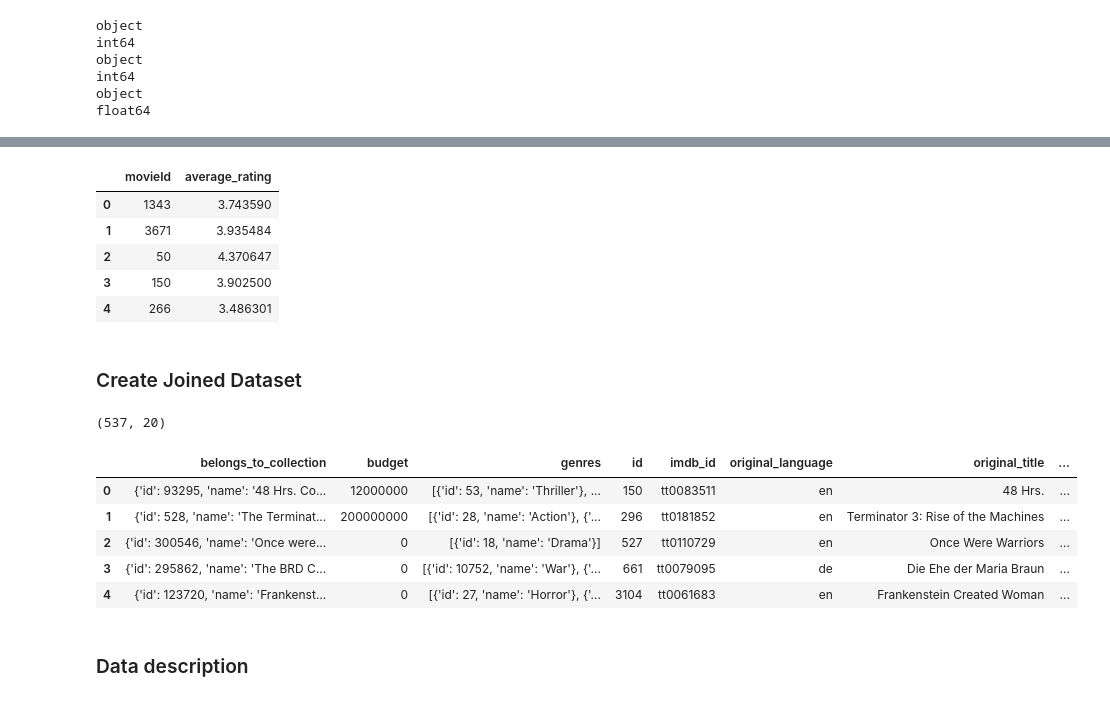
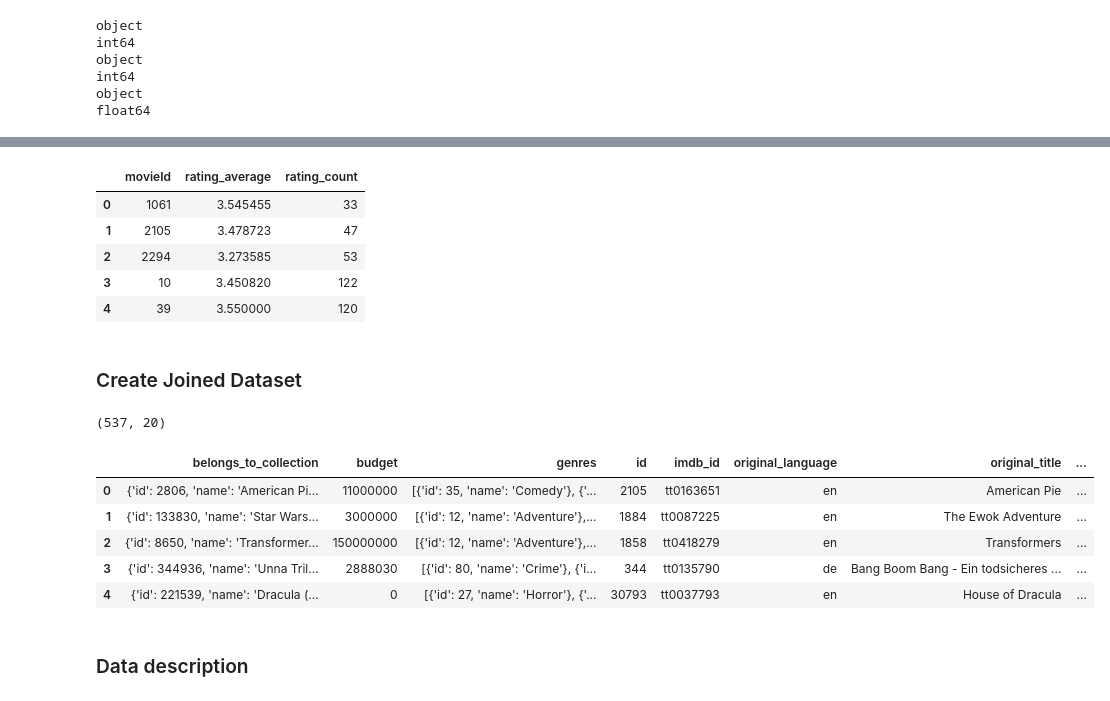
Before and after one commit to ay283/info2950_project, a Jupyter notebook: Phase2.ipynb, the cells around one changed output, grey strips where cells are left out. Drawn from its saved outputs; the diff is of its cells as text; code cells hidden in the pictures.

Commit message:
fix data description, research question, questions for reviewers

```diff
--- a/Phase2.ipynb
+++ b/Phase2.ipynb
@@ -87,28 +89,29 @@ print(movies_data.shape)
 # %%
 # Find average of ratings for each movie
-ratings_data = duckdb.sql("SELECT movieId, AVG(rating) AS average_rating FROM ratings_data GROUP BY movieId").df()
+ratings_data = duckdb.sql("SELECT movieId, AVG(rating) AS rating_average, COUNT(rating) AS rating_count FROM ratings_data GROUP BY movieId").df()
 ratings_data.head()
 # %% [output]
-|  | movieId | average_rating |
-| 0 | 1343 | 3.743590 |
-| 1 | 3671 | 3.935484 |
-| 2 | 50 | 4.370647 |
-| 3 | 150 | 3.902500 |
-| 4 | 266 | 3.486301 |
+|  | movieId | rating_average | rating_count |
+| 0 | 1061 | 3.545455 | 33 |
+| 1 | 2105 | 3.478723 | 47 |
+| 2 | 2294 | 3.273585 | 53 |
+| 3 | 10 | 3.450820 | 122 |
+| 4 | 39 | 3.550000 | 120 |
 # %% [markdown]
 ### Create Joined Dataset
 # %%
 # Merge the data frames
 data = duckdb.sql("SELECT * FROM movies_data INNER JOIN ratings_data ON movies_data.id = ratings_data.movieId").df()
 print(data.shape)
+data.drop(columns=['movieId'], inplace=True)
 data.head()
 # %% [output]
 (537, 20)
 |  | belongs_to_collection | budget | genres | id | imdb_id | original_language | original_title | ... |
-| 0 | {'id': 93295, 'name': '48 Hrs. Co... | 12000000 | [{'id': 53, 'name': 'Thriller'}, ... | 150 | tt0083511 | en | 48 Hrs. | ... |
-| 1 | {'id': 528, 'name': 'The Terminat... | 200000000 | [{'id': 28, 'name': 'Action'}, {'... | 296 | tt0181852 | en | Terminator 3: Rise of the Machines | ... |
-| 2 | {'id': 300546, 'name': 'Once were... | 0 | [{'id': 18, 'name': 'Drama'}] | 527 | tt0110729 | en | Once Were Warriors | ... |
-| 3 | {'id': 295862, 'name': 'The BRD C... | 0 | [{'id': 10752, 'name': 'War'}, {'... | 661 | tt0079095 | de | Die Ehe der Maria Braun | ... |
-| 4 | {'id': 123720, 'name': 'Frankenst... | 0 | [{'id': 27, 'name': 'Horror'}, {'... | 3104 | tt0061683 | en | Frankenstein Created Woman | ... |
+| 0 | {'id': 2806, 'name': 'American Pi... | 11000000 | [{'id': 35, 'name': 'Comedy'}, {'... | 2105 | tt0163651 | en | American Pie | ... |
+| 1 | {'id': 133830, 'name': 'Star Wars... | 3000000 | [{'id': 12, 'name': 'Adventure'},... | 1884 | tt0087225 | en | The Ewok Adventure | ... |
+| 2 | {'id': 8650, 'name': 'Transformer... | 150000000 | [{'id': 12, 'name': 'Adventure'},... | 1858 | tt0418279 | en | Transformers | ... |
+| 3 | {'id': 344936, 'name': 'Unna Tril... | 2888030 | [{'id': 80, 'name': 'Crime'}, {'i... | 344 | tt0135790 | de | Bang Boom Bang - Ein todsicheres ... | ... |
+| 4 | {'id': 221539, 'name': 'Dracula (... | 0 | [{'id': 27, 'name': 'Horror'}, {'... | 30793 | tt0037793 | en | House of Dracula | ... |
 # %% [markdown]
 ### Data description
```
Also changed, not shown: parts of 14 cells of this notebook.
